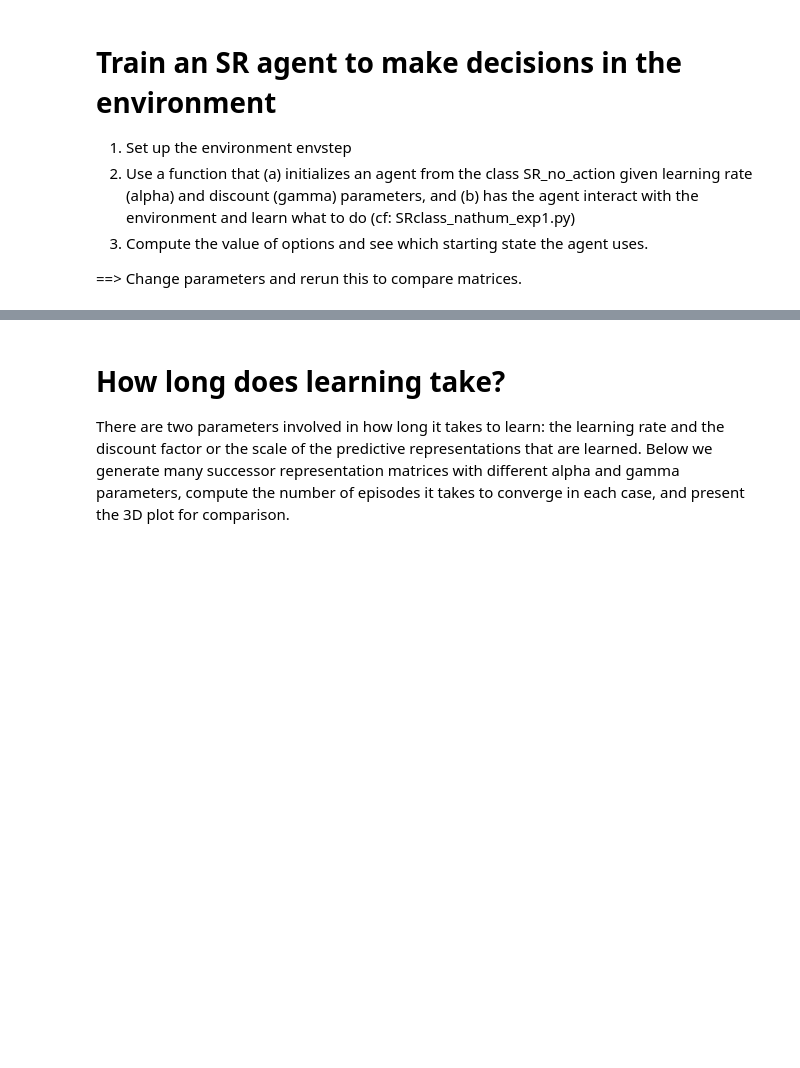
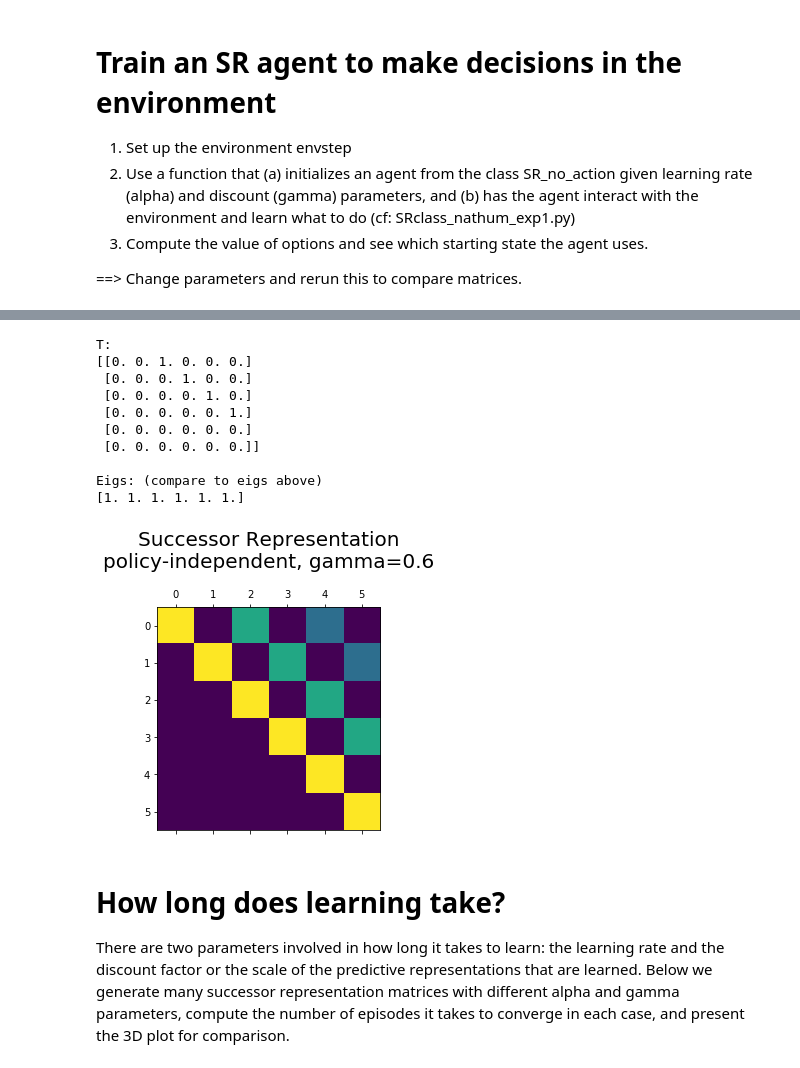
Before and after one commit to idamomen/MIND2019_IM_RL_SR, a Jupyter notebook: SRDyna_NatHumBeh_Exp1_learning.ipynb, the cells around one changed output, grey strips where cells are left out. Drawn from its saved outputs; the diff is of its cells as text; code cells hidden in the pictures; blank space fills up the shorter version.

```diff
--- a/SRDyna_NatHumBeh_Exp1_learning.ipynb
+++ b/SRDyna_NatHumBeh_Exp1_learning.ipynb
@@ -59,3 +130,33 @@ Best starting state is: 0 or state 1
+# %%
+# the function below is also implemented in idaenvs.py, but i repeat it here for clarity of use
+def get_SR_T(T, gamma):
+    I = np.identity(len(T))
+    SR = np.linalg.inv(I - gamma * T )
+    return SR
+
+T = ida_envs.get_T(envstep)
+SRT=get_SR_T(T, gamma)
+we2, ve2 = np.linalg.eig(SRT)
+plt.matshow(SRT)
+plt.title(f'Successor Representation\npolicy-independent, gamma={gamma}\n', fontsize=20)
+we2
+
+print('T:')
+print(T)
+print('\nEigs: (compare to eigs above)')
+print(we2)
+# %% [output]
+T:
+[[0. 0. 1. 0. 0. 0.]
+ [0. 0. 0. 1. 0. 0.]
+ [0. 0. 0. 0. 1. 0.]
+ [0. 0. 0. 0. 0. 1.]
+ [0. 0. 0. 0. 0. 0.]
+ [0. 0. 0. 0. 0. 0.]]
+
+Eigs: (compare to eigs above)
+[1. 1. 1. 1. 1. 1.]
+[figure, added]
 # %% [markdown]
 # How long does learning take?
 
```
Also changed, not shown: parts of 5 cells of this notebook.
